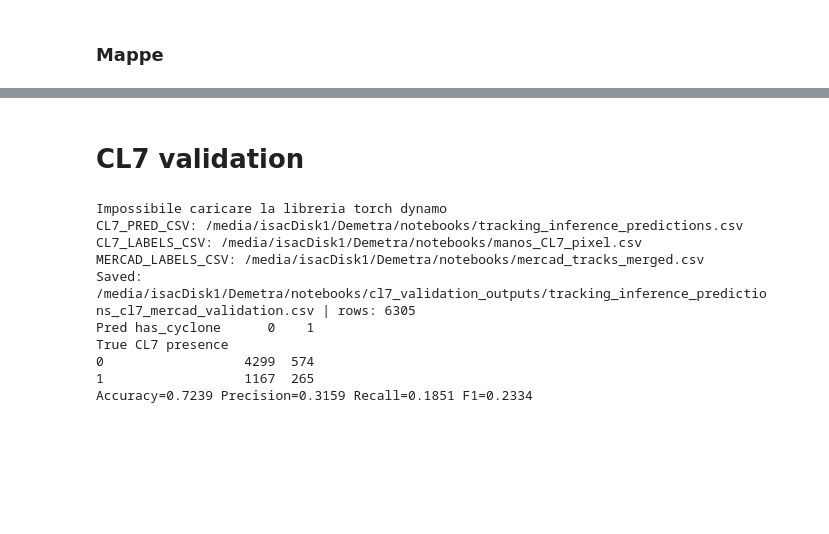
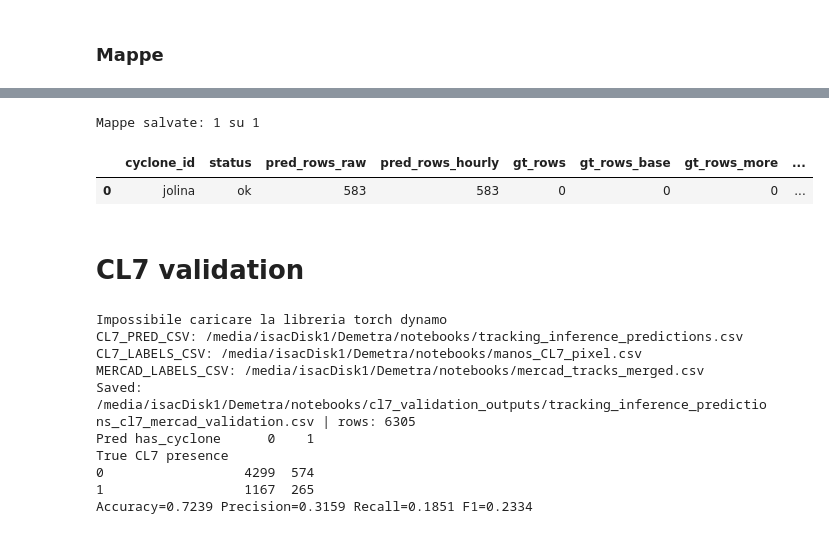
Before and after one commit to dandarm/Demetra, a Jupyter notebook: notebooks/batch_inference_firstpass_track_per_cyclone.ipynb, the cells around one changed output, grey strips where cells are left out. Cells and saved outputs as stored; diff of their text form; code cells hidden in the pictures; blank space fills up the shorter version.

```diff
--- a/notebooks/batch_inference_firstpass_track_per_cyclone.ipynb
+++ b/notebooks/batch_inference_firstpass_track_per_cyclone.ipynb
@@ -1516,3 +354,25 @@ Mappe salvate: 18 su 18
+# %%
+# Traccia GT (verde), MERCAD (blu) e predetta (rosso) su basemap Mediterraneo (loop su tutti gli ID)
+# Predizioni con nearest-hour opzionale: in modalita 'auto' il downsampling si applica solo se esiste GT.
+# La linea rossa e' tracciata solo dentro la finestra temporale GT (medicanes_new_windows).
+
+if 'build_all_cyclone_maps' not in globals():
+    raise RuntimeError('Esegui prima la cella di configurazione mappe/helper.')
+
+maps_summary_df = build_all_cyclone_maps(
+    source_df=map_source_df,
+    maps_out_dir=MAPS_OUT_DIR,
+    manos_file=MANOS_FILE,
+    use_nearest_hour=MAP_USE_NEAREST_HOUR,
+    annotation_every_hours=MAP_ANNOTATION_EVERY_HOURS,
+    dpi=150,
+)
+print('Mappe salvate:', int((maps_summary_df['status'] == 'ok').sum()), 'su', len(maps_summary_df))
+display(maps_summary_df.head(30))
+# %% [output]
+Mappe salvate: 1 su 1
+|  | cyclone_id | status | pred_rows_raw | pred_rows_hourly | gt_rows | gt_rows_base | gt_rows_more | ... |
+| 0 | jolina | ok | 583 | 583 | 0 | 0 | 0 | ... |
 # %% [markdown]
 # CL7 validation
 # %%
```
Also changed, not shown: parts of 15 cells of this notebook, 2 other files.
